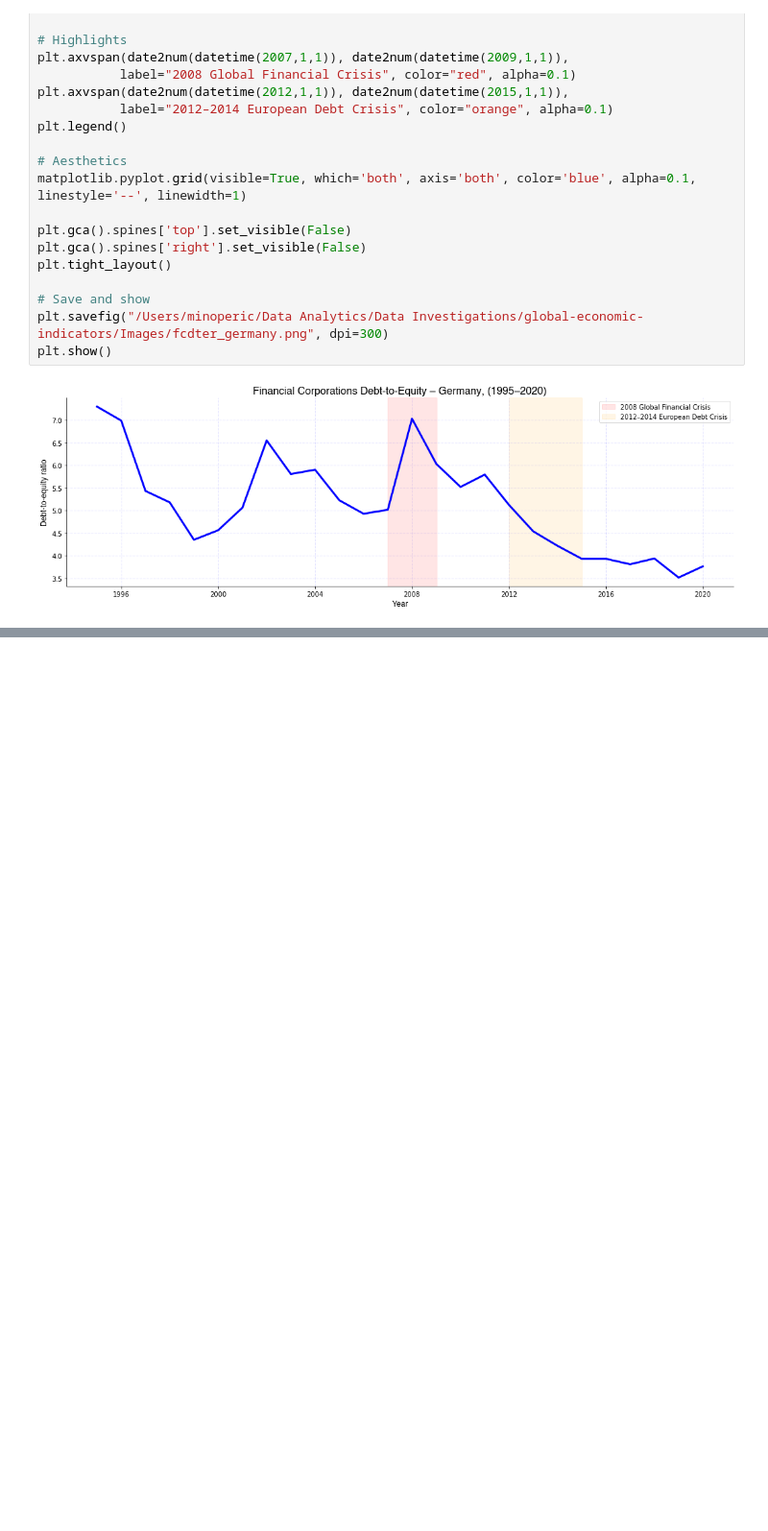
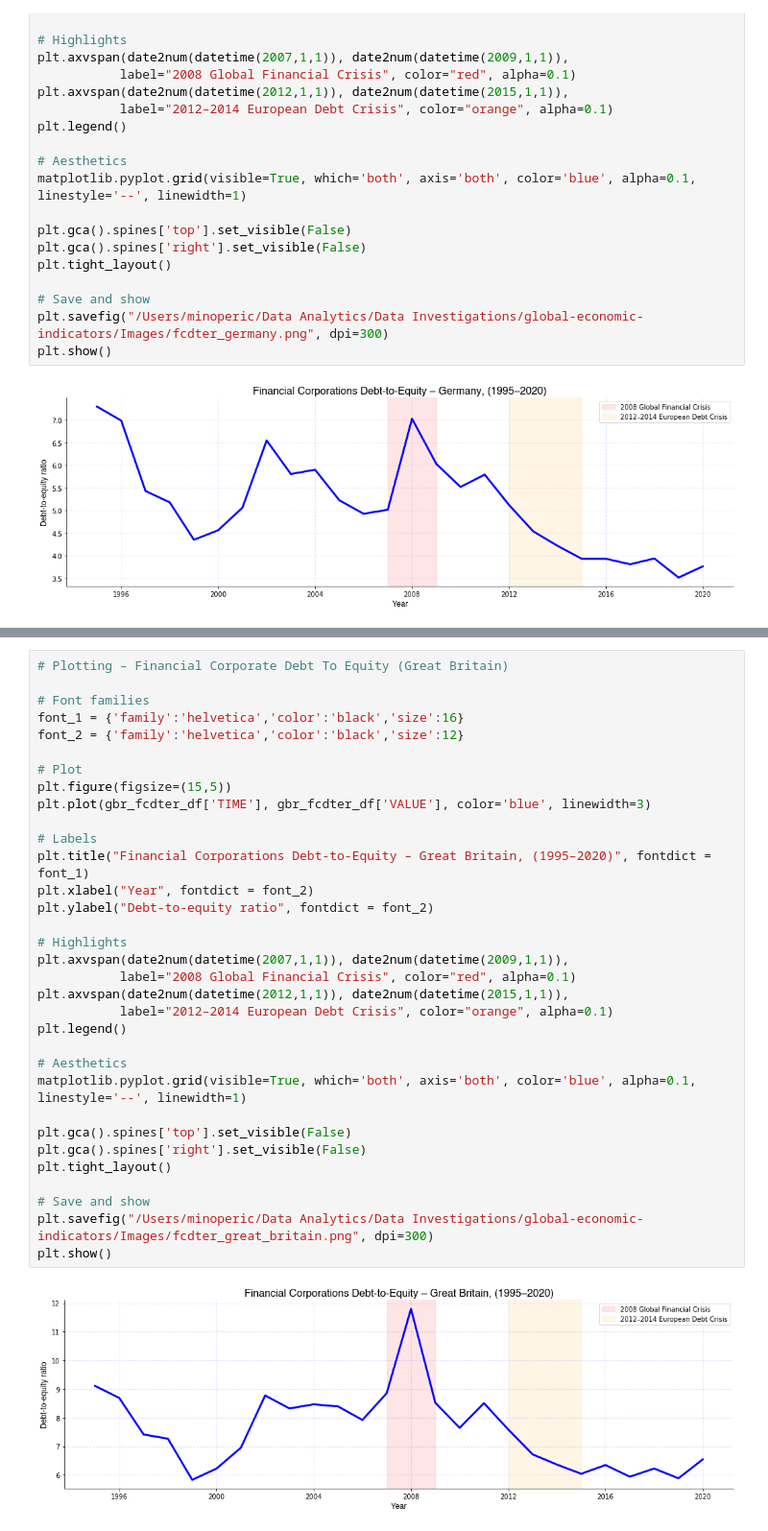
Before and after one commit to mnperic/globa-central-bank-interest-rates, a Jupyter notebook: global-economic-indicators.ipynb, the cells around one changed output, grey strips where cells are left out. Shown at 96% size. Saved outputs shown, nothing was run; the diff lists cells and outputs as text; blank space fills up the shorter version.

```diff
--- a/global-economic-indicators.ipynb
+++ b/global-economic-indicators.ipynb
@@ -1796,0 +1799,35 @@ plt.show()
+# %%
+# Plotting – Financial Corporate Debt To Equity (Great Britain)
+
+# Font families
+font_1 = {'family':'helvetica','color':'black','size':16}
+font_2 = {'family':'helvetica','color':'black','size':12}
+
+# Plot
+plt.figure(figsize=(15,5))
+plt.plot(gbr_fcdter_df['TIME'], gbr_fcdter_df['VALUE'], color='blue', linewidth=3)
+
+# Labels
+plt.title("Financial Corporations Debt-to-Equity – Great Britain, (1995–2020)", fontdict = font_1)
+plt.xlabel("Year", fontdict = font_2)
+plt.ylabel("Debt-to-equity ratio", fontdict = font_2)
+
+# Highlights
+plt.axvspan(date2num(datetime(2007,1,1)), date2num(datetime(2009,1,1)),
+           label="2008 Global Financial Crisis", color="red", alpha=0.1)
+plt.axvspan(date2num(datetime(2012,1,1)), date2num(datetime(2015,1,1)),
+           label="2012–2014 European Debt Crisis", color="orange", alpha=0.1)
+plt.legend()
+
+# Aesthetics
+matplotlib.pyplot.grid(visible=True, which='both', axis='both', color='blue', alpha=0.1, linestyle='--', linewidth=1)
+
+plt.gca().spines['top'].set_visible(False)
+plt.gca().spines['right'].set_visible(False)
+plt.tight_layout()
+
+# Save and show
+plt.savefig("/Users/minoperic/Data Analytics/Data Investigations/global-economic-indicators/Images/fcdter_great_britain.png", dpi=300)
+plt.show()
+# %% [output]
+[figure, added]
```
Also changed, not shown: parts of 1 cell of this notebook.
